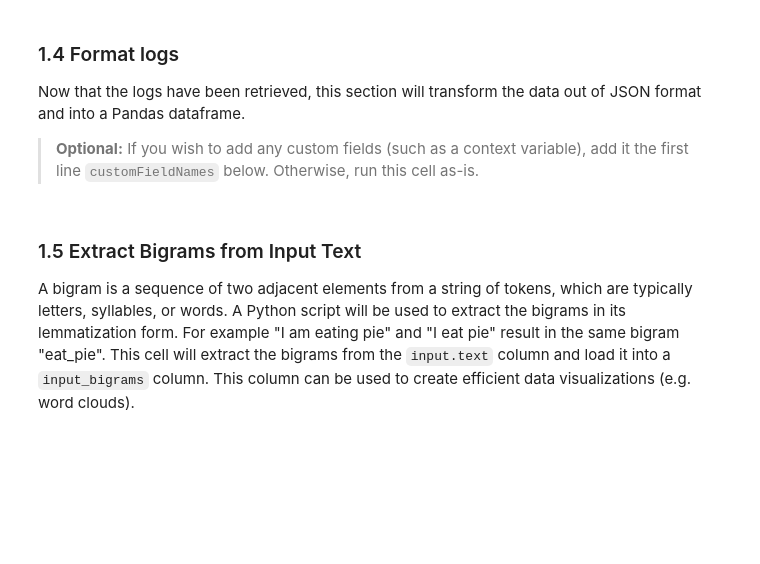
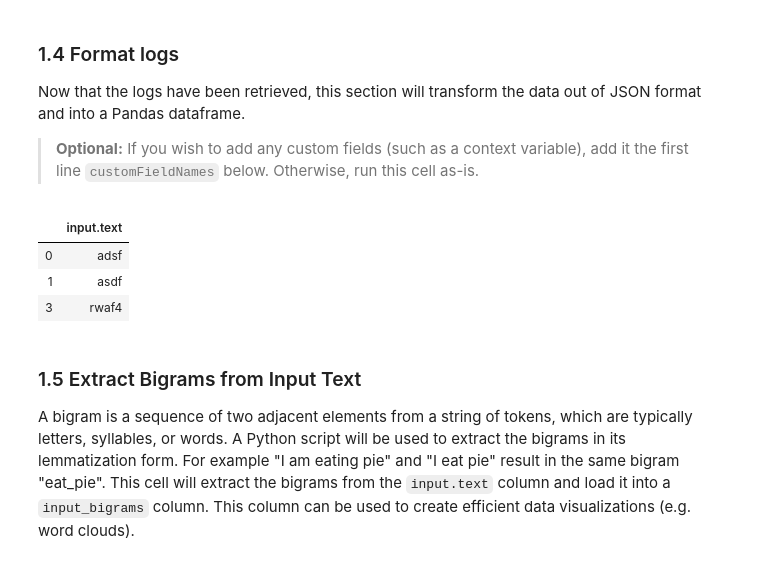
Before and after one commit to preethm/watson-assistant-metrics-notebook, a Jupyter notebook: Watson Assistant Metrics Notebook.ipynb, the cells around one changed output. Saved outputs shown, nothing was run; the diff lists cells and outputs as text; code cells hidden in the pictures; blank space fills up the shorter version.

Commit message:
added post-processing on the logs to filter non-ascii characters

```diff
--- a/Watson Assistant Metrics Notebook.ipynb
+++ b/Watson Assistant Metrics Notebook.ipynb
@@ -164,6 +164,27 @@ allLogsDF['year'] = allLogsDF['full_date'].dt.year
 
 print("Total log events:",len(allLogsDF))
 allLogsDF.head()
+# %%
+# Preprocessing Step to filter out non-ASCII Characters
+def _is_ascii(text) -> bool:
+    is_ascii = True
+
+    try:
+        text.encode().decode('ascii')
+    except UnicodeDecodeError: # if you cannot decode the string into ascii then it contains non-ascii characters
+        is_ascii = False
+
+    return is_ascii
+
+allLogsDF['is_ascii'] = allLogsDF['input.text'].apply(lambda text: _is_ascii(text)) # Go through each row and check if it is ascii
+allLogsDF = allLogsDF[allLogsDF['is_ascii'] == True] # filter the dataframe so only the rows that have valid input.text remain
+allLogsDF = allLogsDF.drop(['is_ascii'], axis=1) # drop the is_ascii column if it is not needed
+allLogsDF.head()
+# %% [output]
+|  | input.text |
+| 0 | adsf |
+| 1 | asdf |
+| 3 | rwaf4 |
 # %%
 # Print the column names
 # allLogsDF.columns
```
